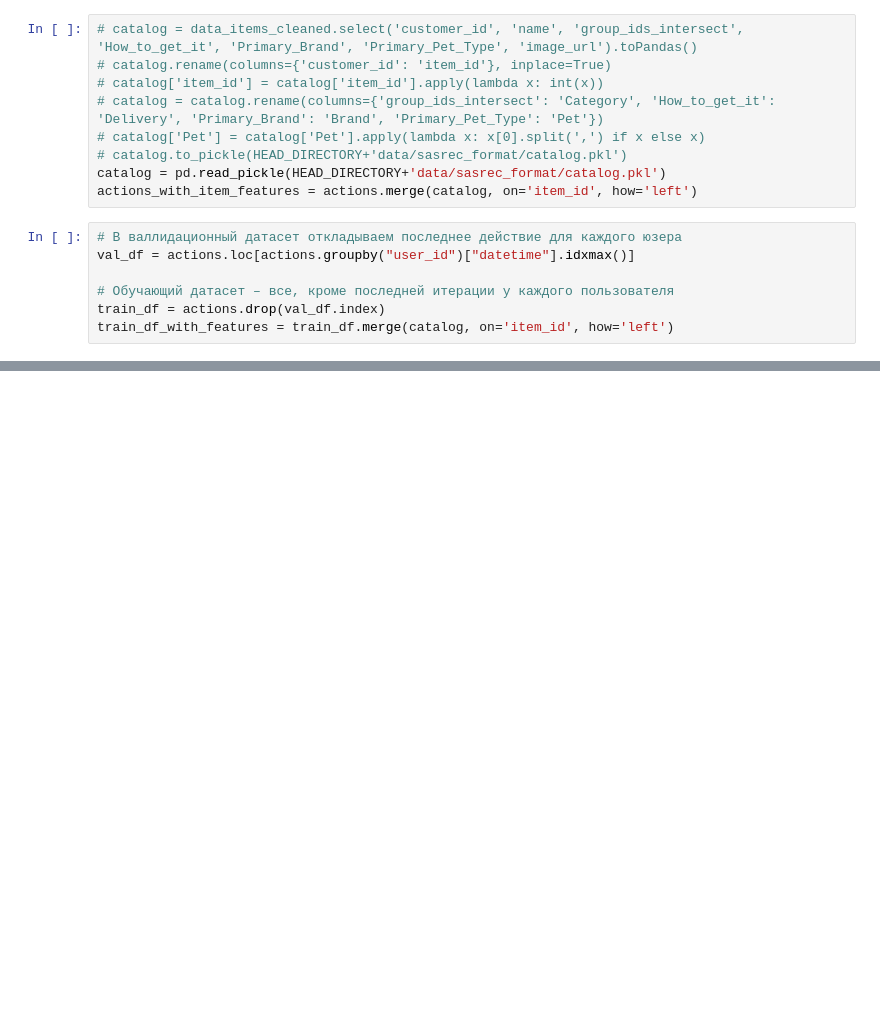
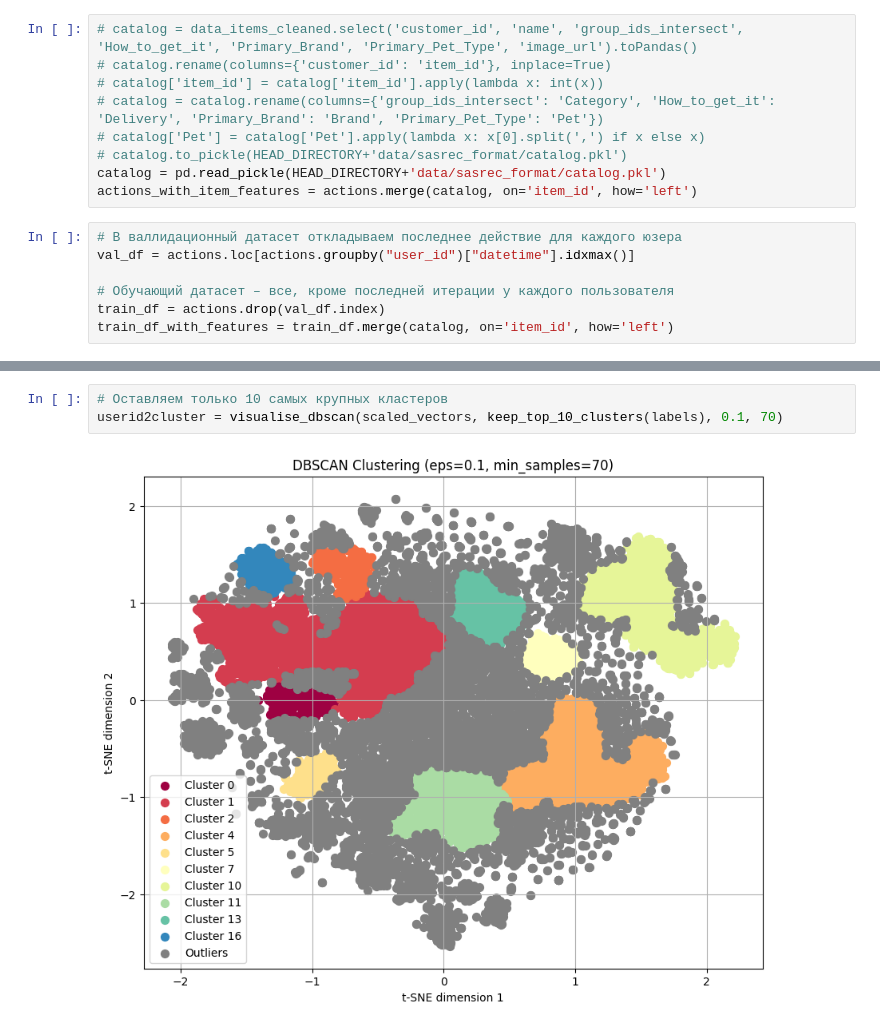
Before and after one commit to iliakabanov/Adherence-to-the-Taylor-Rule-and-Monetary-Policy-Expectations, a Jupyter notebook: new_rec_examples.ipynb, the cells around one changed output, grey strips where cells are left out. Drawn from its saved outputs; the diff is of its cells as text; blank space fills up the shorter version.

```diff
--- a/new_rec_examples.ipynb
+++ b/new_rec_examples.ipynb
@@ -808,0 +837,5 @@ train_df_with_features = train_df.merge(catalog, on='item_id', how='left')
+# %%
+# Оставляем только 10 самых крупных кластеров
+userid2cluster = visualise_dbscan(scaled_vectors, keep_top_10_clusters(labels), 0.1, 70)
+# %% [output]
+[figure, added]
```
Also changed, not shown: parts of 10 cells of this notebook.
